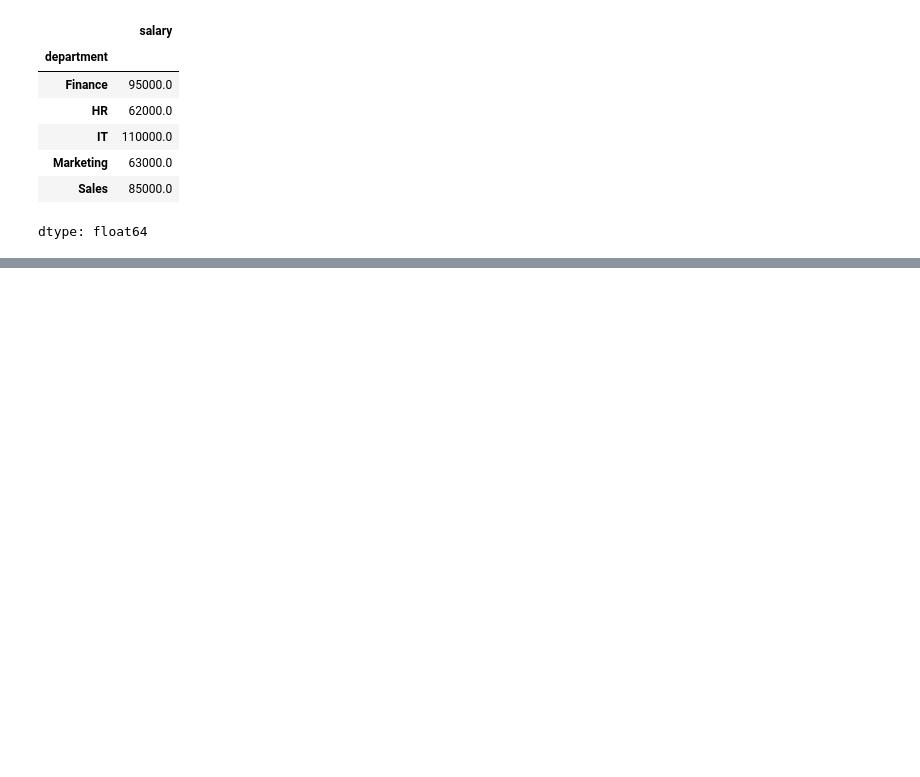
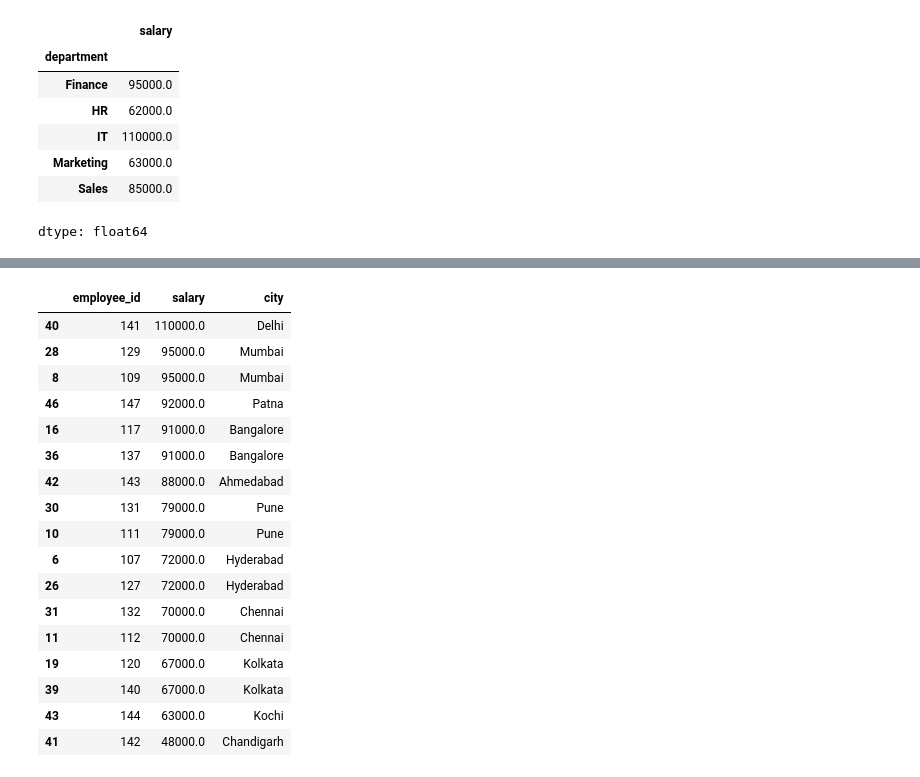
Before and after one commit to Vasista-G/GoogleCollab_Python, a Jupyter notebook: Pandaslearn.ipynb, the cells around one changed output, grey strips where cells are left out. Cells and saved outputs as stored; diff of their text form; code cells hidden in the pictures; blank space fills up the shorter version.

```diff
--- a/Pandaslearn.ipynb
+++ b/Pandaslearn.ipynb
@@ -438,0 +428,23 @@ dtype: float64
+# %%
+'''
+46.	Create a new column called: salary_level
+Rules:
+salary < 60,000 -> Low
+60,000 to 80,000 -> Medium
+salary > 80,000 -> High
+Then find how many employees are in each salary level.
+
+'''
+
+def sal_catogery(row):
+    if row < 60000:
+        return "Low"
+    elif row >= 60000 and row <= 80000 :
+        return "Medium"
+    else:
+        return "high"
+
+
+emp["salary_level"] = emp["salary"].apply(func = sal_catogery)
+
+emp["salary_level"].value_counts()
@@ -438,0 +485,25 @@ dtype: float64
+# %%
+#56.	Find the highest-paid employee in each city.
+
+(emp.loc[(emp.groupby("city")["salary"].rank(method = "min", ascending = False)) == 1
+        , ["employee_id", "salary", "city"]]
+        .sort_values(by = "salary", ascending = False))
+# %% [output]
+|  | employee_id | salary | city |
+| 40 | 141 | 110000.0 | Delhi |
+| 28 | 129 | 95000.0 | Mumbai |
+| 8 | 109 | 95000.0 | Mumbai |
+| 46 | 147 | 92000.0 | Patna |
+| 16 | 117 | 91000.0 | Bangalore |
+| 36 | 137 | 91000.0 | Bangalore |
+| 42 | 143 | 88000.0 | Ahmedabad |
+| 30 | 131 | 79000.0 | Pune |
+| 10 | 111 | 79000.0 | Pune |
+| 6 | 107 | 72000.0 | Hyderabad |
+| 26 | 127 | 72000.0 | Hyderabad |
+| 31 | 132 | 70000.0 | Chennai |
+| 11 | 112 | 70000.0 | Chennai |
+| 19 | 120 | 67000.0 | Kolkata |
+| 39 | 140 | 67000.0 | Kolkata |
+| 43 | 144 | 63000.0 | Kochi |
+| 41 | 142 | 48000.0 | Chandigarh |
```
Also changed, not shown: parts of 5 cells of this notebook.
